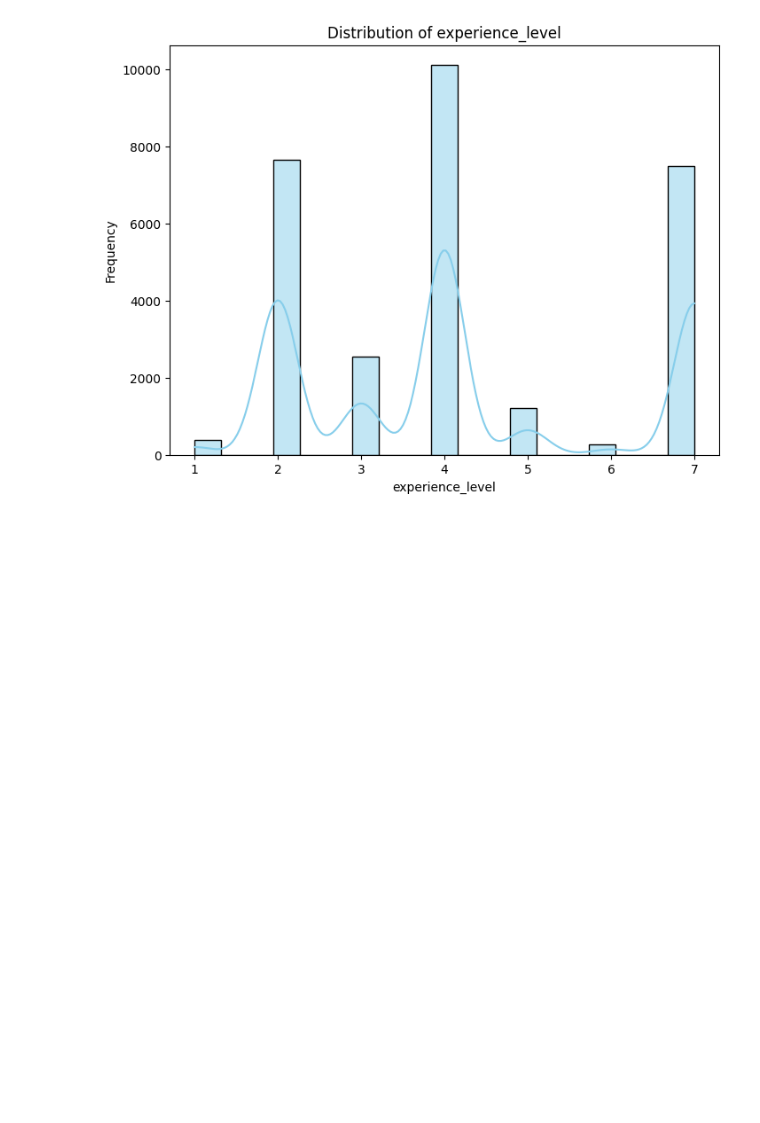
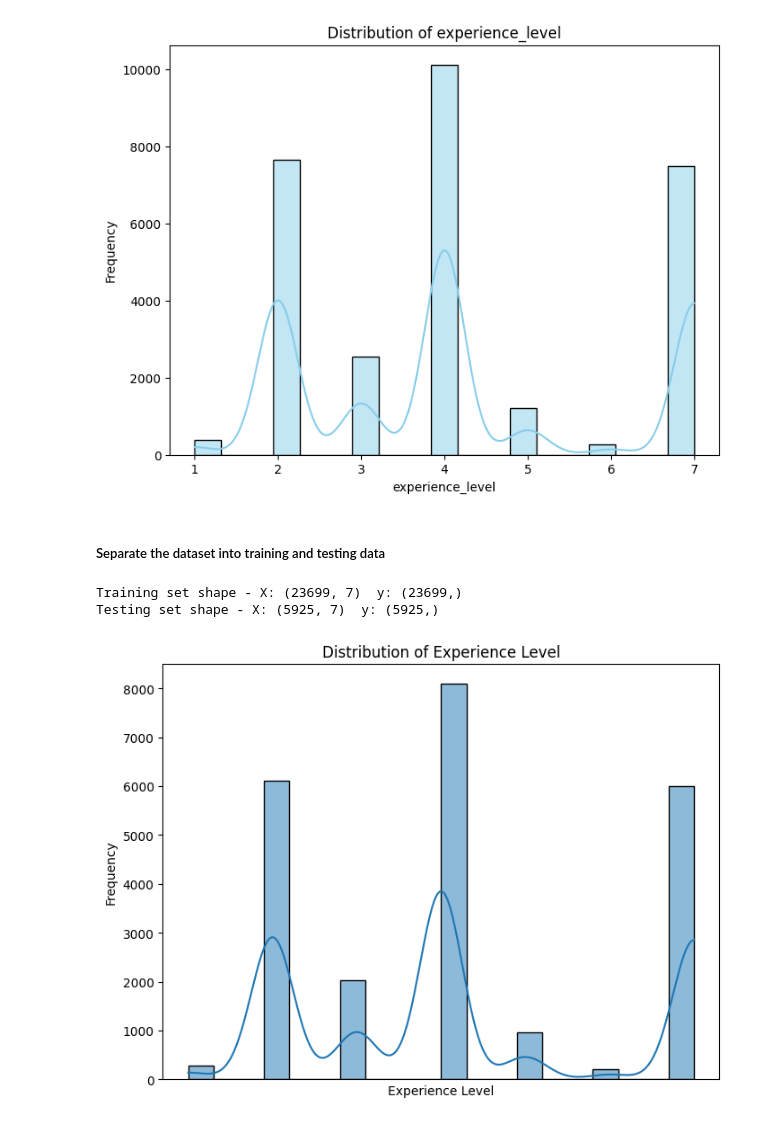
Before and after one commit to FlorianHalimi/LinkedIn-Job-Analysis-Data-Preprocessing-Visualization, a Jupyter notebook: data_preprocessing.ipynb, the cells around one changed output. Cells and saved outputs as stored; diff of their text form; code cells hidden in the pictures; blank space fills up the shorter version.

```diff
--- a/data_preprocessing.ipynb
+++ b/data_preprocessing.ipynb
@@ -907,3 +907,35 @@ plt.ylabel('Frequency')
 plt.show()
 # %% [output]
 [figure]
+# %% [markdown]
+##### Separate the dataset into training and testing data
+# %%
+import pandas as pd
+from sklearn.model_selection import train_test_split
+import matplotlib.pyplot as plt
+import seaborn as sns
+
+# Assuming 'experience_level' is a numerical or categorical column
+
+# Splitting the data into features (X) and target variable (y)
+X = cleaned_df.drop('experience_level', axis=1)  # Features
+y = cleaned_df['experience_level']  # Target variable
+
+# Splitting the data into training and testing sets (80% training, 20% testing)
+X_train, X_test, y_train, y_test = train_test_split(X, y, test_size=0.2, random_state=42)
+
+# Display the shapes of the training and testing sets to verify the split
+print("Training set shape - X:", X_train.shape, " y:", y_train.shape)
+print("Testing set shape - X:", X_test.shape, " y:", y_test.shape)
+
+# Visualizing the distribution of 'experience_level' in the training set
+plt.figure(figsize=(8, 6))
+sns.histplot(y_train, bins=20, kde=True)
+plt.title('Distribution of Experience Level')
+plt.xlabel('Experience Level')
+plt.ylabel('Frequency')
+plt.show()
+# %% [output]
+Training set shape - X: (23699, 7)  y: (23699,)
+Testing set shape - X: (5925, 7)  y: (5925,)
+[figure, added]
```
Also changed, not shown: parts of 6 cells of this notebook.
